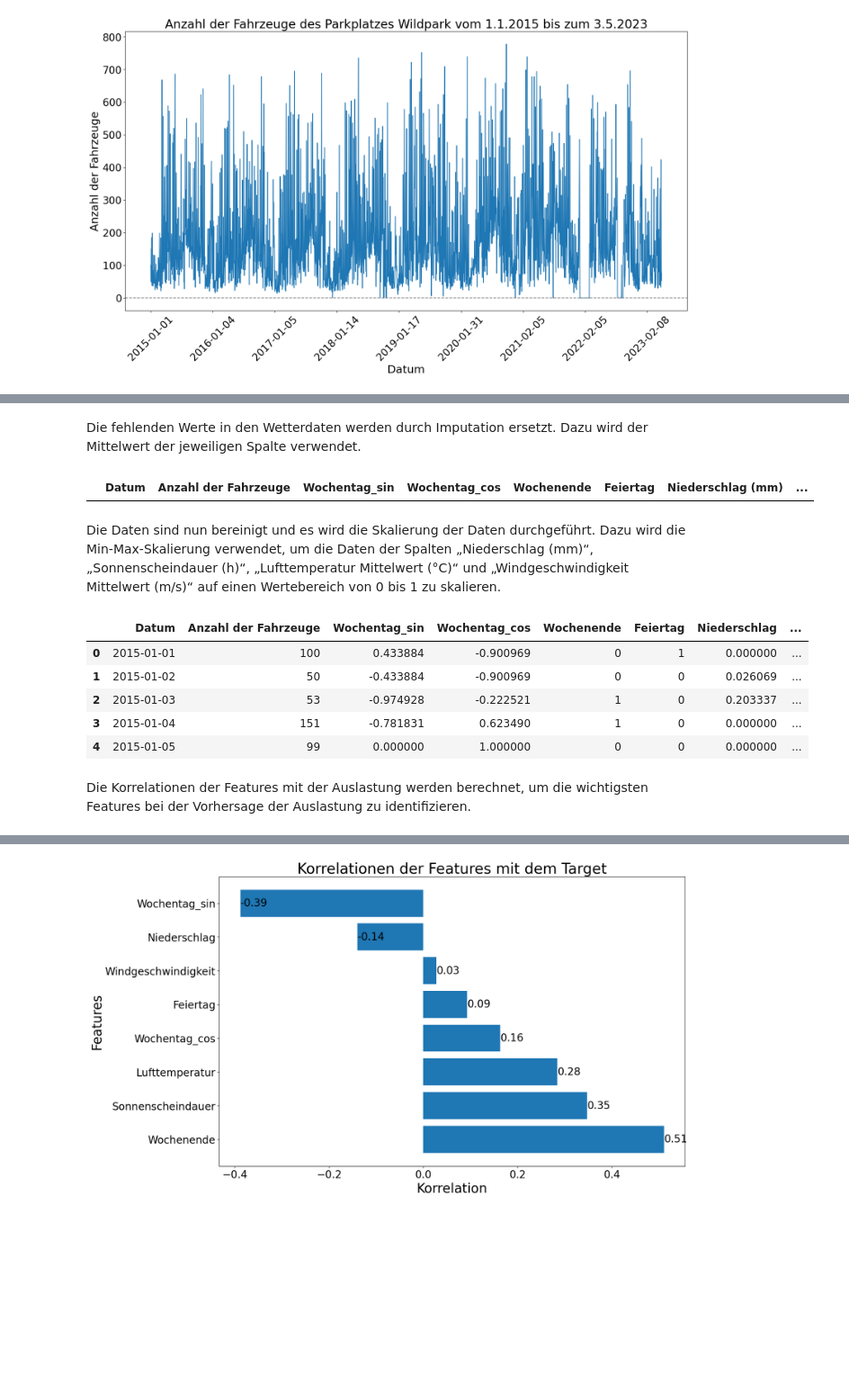
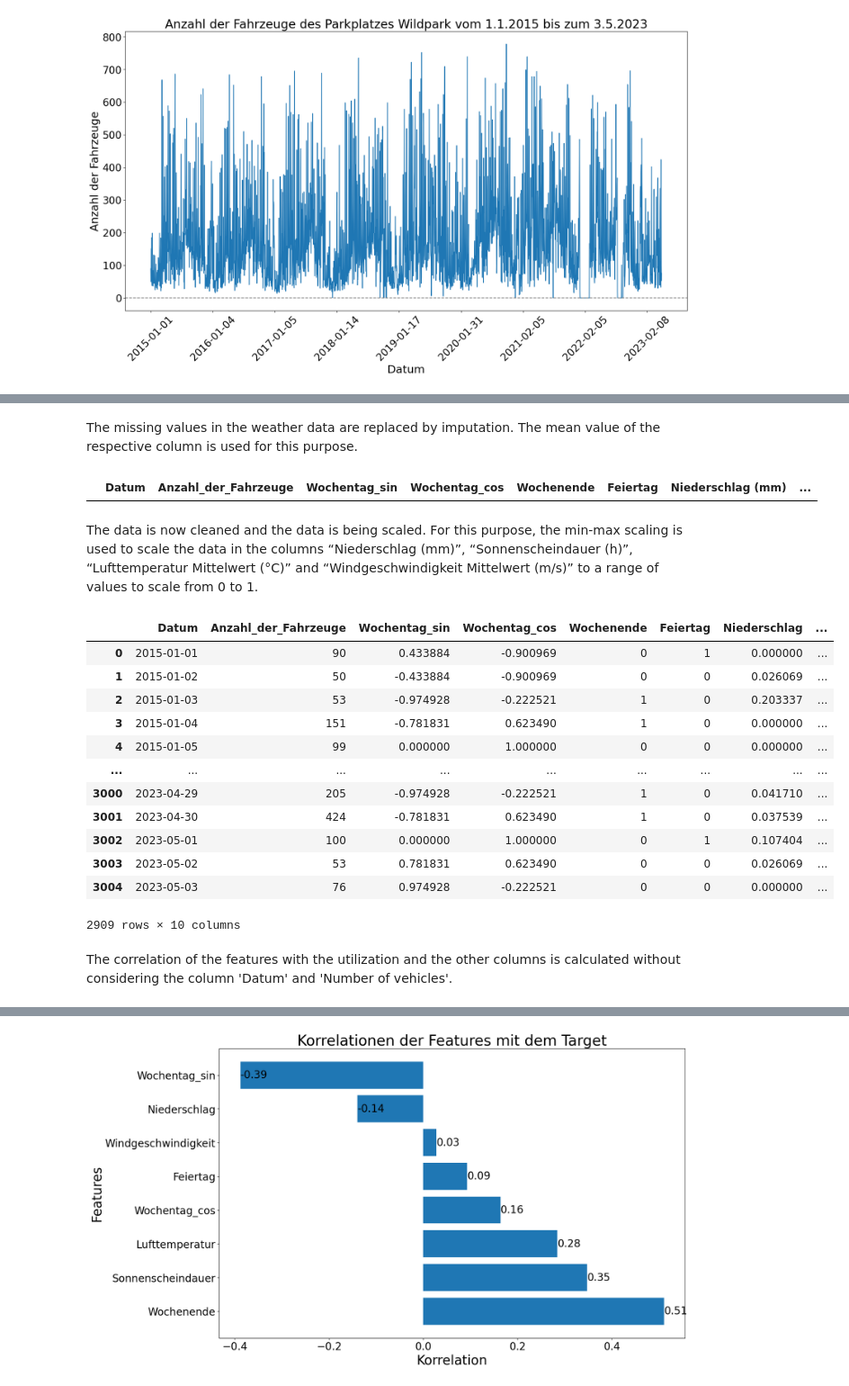
Before and after one commit to duellieren/parking-capacity-predictive-model, a Jupyter notebook: preprocessing/bias_detection_and_standardization.ipynb, the cells around one changed output, grey strips where cells are left out. Shown at 90% size. Saved outputs shown, nothing was run; the diff lists cells and outputs as text; code cells hidden in the pictures; blank space fills up the shorter version.

```diff
--- a/preprocessing/bias_detection_and_standardization.ipynb
+++ b/preprocessing/bias_detection_and_standardization.ipynb
@@ -60,26 +59,26 @@ data[data['Anzahl der Fahrzeuge'] == 0]
 | 2777 | 2022-09-18 | 0 | -0.781831 | 0.623490 | 1 | 0 | 1.4 | ... |
 96 rows × 10 columns
 # %%
-# Entfernung der Verzerrungen
-data = data[data['Anzahl der Fahrzeuge'] != 0]
+# Remove all rows with 0 vehicles
+data = data[data['Anzahl_der_Fahrzeuge'] != 0]
 # %% [markdown]
-Die fehlenden Werte in den Wetterdaten werden durch Imputation ersetzt. Dazu wird der Mittelwert der jeweiligen Spalte verwendet.
+The missing values in the weather data are replaced by imputation. The mean value of the respective column is used for this purpose.
 # %%
 from sklearn.impute import SimpleImputer
 
-# Erstellung des Imputers
+# Create an imputer
 imputer = SimpleImputer(strategy='mean')
 
-# Imputation der fehlenden Werte für die Spalte 'Windgeschwindigkeit Mittelwert (m/s)'
+# Imputation of missing values for the column 'Windgeschwindigkeit Mittelwert (m/s)'
 data['Windgeschwindigkeit Mittelwert (m/s)'] = imputer.fit_transform(data[['Windgeschwindigkeit Mittelwert (m/s)']])
 
-# Imputation der fehlenden Werte für die Spalte 'Niederschlag (mm)'
+# Imputation of missing values for the column 'Niederschlag (mm)'
 data['Niederschlag (mm)'] = imputer.fit_transform(data[['Niederschlag (mm)']])
 
-# Ausgabe aller Zeilen mit fehlenden Werten
+# show all rows with missing values
 data[data.isnull().any(axis=1)]
 # %% [output]
-|  | Datum | Anzahl der Fahrzeuge | Wochentag_sin | Wochentag_cos | Wochenende | Feiertag | Niederschlag (mm) | ... |
+|  | Datum | Anzahl_der_Fahrzeuge | Wochentag_sin | Wochentag_cos | Wochenende | Feiertag | Niederschlag (mm) | ... |
 # %% [markdown]
-Die Daten sind nun bereinigt und es wird die Skalierung der Daten durchgeführt. Dazu wird die Min-Max-Skalierung verwendet, um die Daten der Spalten „Niederschlag (mm)“, „Sonnenscheindauer (h)“, „Lufttemperatur Mittelwert (°C)“ und „Windgeschwindigkeit Mittelwert (m/s)“ auf einen Wertebereich von 0 bis 1 zu skalieren.
+The data is now cleaned and the data is being scaled. For this purpose, the min-max scaling is used to scale the data in the columns “Niederschlag (mm)”, “Sonnenscheindauer (h)”, “Lufttemperatur Mittelwert (°C)” and “Windgeschwindigkeit Mittelwert (m/s)” to a range of values to scale from 0 to 1.
 # %%
@@ -101,25 +94,30 @@ data['Lufttemperatur Mittelwert (°C)'] = scaler.fit_transform(data[['Lufttemper
 data['Windgeschwindigkeit Mittelwert (m/s)'] = scaler.fit_transform(data[['Windgeschwindigkeit Mittelwert (m/s)']])
 # %%
-# Ändere den Namen Lufttemperatur Mittelwert (°C) in Lufttemperatur
+# Renaming the columns
+
 data.rename(columns={'Lufttemperatur Mittelwert (°C)': 'Lufttemperatur'}, inplace=True)
 
-# Ändere den Namen Windgeschwindigkeit Mittelwert (m/s) in Windgeschwindigkeit
 data.rename(columns={'Windgeschwindigkeit Mittelwert (m/s)': 'Windgeschwindigkeit'}, inplace=True)
 
-# Ändere den Namen Sonnenscheindauer (h) in Sonnenscheindauer
 data.rename(columns={'Sonnenscheindauer (h)': 'Sonnenscheindauer'}, inplace=True)
 
-# Ändere den Namen Niederschlag (mm) in Niederschlag
 data.rename(columns={'Niederschlag (mm)': 'Niederschlag'}, inplace=True)
 
-data.head()
+data
 # %% [output]
-|  | Datum | Anzahl der Fahrzeuge | Wochentag_sin | Wochentag_cos | Wochenende | Feiertag | Niederschlag | ... |
-| 0 | 2015-01-01 | 100 | 0.433884 | -0.900969 | 0 | 1 | 0.000000 | ... |
+|  | Datum | Anzahl_der_Fahrzeuge | Wochentag_sin | Wochentag_cos | Wochenende | Feiertag | Niederschlag | ... |
+| 0 | 2015-01-01 | 90 | 0.433884 | -0.900969 | 0 | 1 | 0.000000 | ... |
 | 1 | 2015-01-02 | 50 | -0.433884 | -0.900969 | 0 | 0 | 0.026069 | ... |
 | 2 | 2015-01-03 | 53 | -0.974928 | -0.222521 | 1 | 0 | 0.203337 | ... |
 | 3 | 2015-01-04 | 151 | -0.781831 | 0.623490 | 1 | 0 | 0.000000 | ... |
 | 4 | 2015-01-05 | 99 | 0.000000 | 1.000000 | 0 | 0 | 0.000000 | ... |
+| ... | ... | ... | ... | ... | ... | ... | ... | ... |
+| 3000 | 2023-04-29 | 205 | -0.974928 | -0.222521 | 1 | 0 | 0.041710 | ... |
+| 3001 | 2023-04-30 | 424 | -0.781831 | 0.623490 | 1 | 0 | 0.037539 | ... |
+| 3002 | 2023-05-01 | 100 | 0.000000 | 1.000000 | 0 | 1 | 0.107404 | ... |
+| 3003 | 2023-05-02 | 53 | 0.781831 | 0.623490 | 0 | 0 | 0.026069 | ... |
+| 3004 | 2023-05-03 | 76 | 0.974928 | -0.222521 | 0 | 0 | 0.000000 | ... |
+2909 rows × 10 columns
 # %% [markdown]
-Die Korrelationen der Features mit der Auslastung werden berechnet, um die wichtigsten Features bei der Vorhersage der Auslastung zu identifizieren.
+The correlation of the features with the utilization and the other columns is calculated without considering the column 'Datum' and 'Number of vehicles'.
 # %%
```
Also changed, not shown: parts of 13 cells of this notebook, 7 other files.
